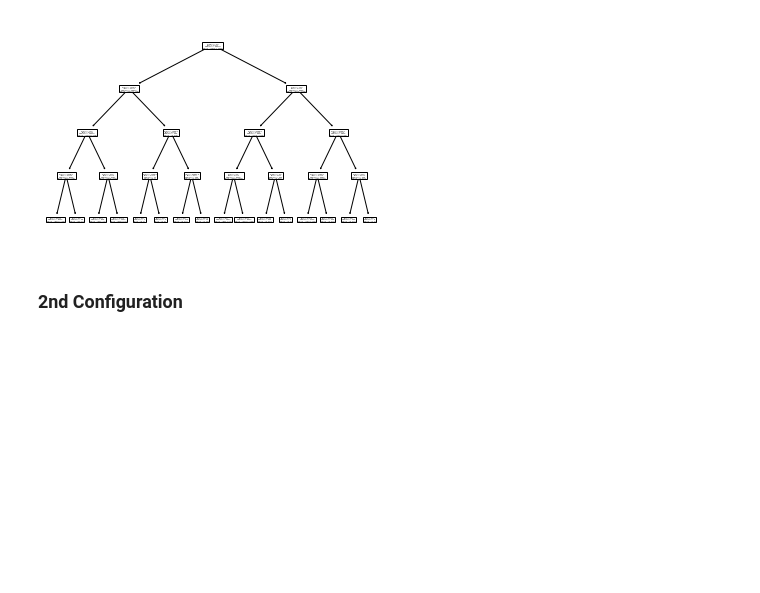
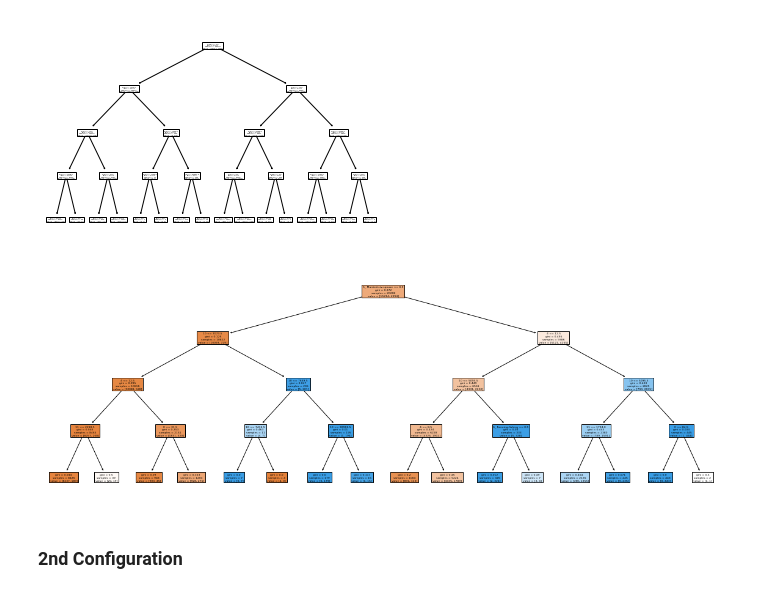
Before and after one commit to AryaCodesAI/Data-Analysis-Using-Machine-Learning-and-Python, a Jupyter notebook: 04_Overfitting & Hyperparameter Tuning with Cross Validation/04C_cross-validation_practice_blank.ipynb, the cells around one changed output. Cells and saved outputs as stored; diff of their text form; code cells hidden in the pictures; blank space fills up the shorter version.

```diff
--- a/04_Overfitting & Hyperparameter Tuning with Cross Validation/04C_cross-validation_practice_blank.ipynb
+++ b/04_Overfitting & Hyperparameter Tuning with Cross Validation/04C_cross-validation_practice_blank.ipynb
@@ -146,6 +152,12 @@ model_dt.score(X_test, y_test)
 plot_tree(model_dt1);
 # %% [output]
 [figure]
+# %%
+import matplotlib.pyplot as plt
+plt.figure(figsize=(20,7))
+plot_tree(decision_tree=model_dt1, feature_names= explanatory.columns , filled= True);
+# %% [output]
+[figure, added]
 # %% [markdown]
 ### 2nd Configuration
 # %%
```
Also changed, not shown: parts of 18 cells of this notebook.
